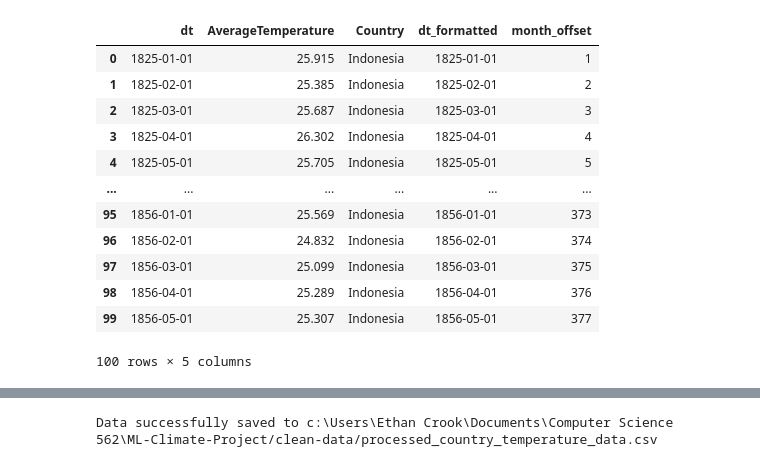
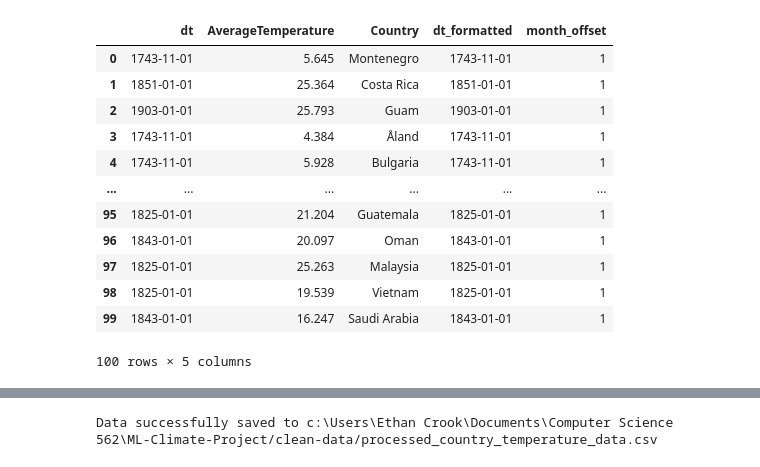
Before and after one commit to unc-ml-climate-project/ML-Climate-Project, a Jupyter notebook: cleaning-notebooks/country_temperature.ipynb, the cells around one changed output, grey strips where cells are left out. Cells and saved outputs as stored; diff of their text form; code cells hidden in the pictures.

```diff
--- a/cleaning-notebooks/country_temperature.ipynb
+++ b/cleaning-notebooks/country_temperature.ipynb
@@ -54,27 +53,30 @@ dc.preview(10)
 # %%
-# Add new column containing monly offset from 1825-01-01
+# Add new column containing monly offset from minimum of each country
 # Convert 'dt' column to datetime
-dc.df['dt_formatted'] = pd.to_datetime(dc.df["dt"])
+dc.df['dt_formatted'] = pd.to_datetime(dc.df['dt'])
 
 # Compute the month offset (monotonically increasing) from the first date
-dc.df['month_offset'] = (dc.df['dt_formatted'].dt.year - dc.df["dt_formatted"].min().year) * 12 + dc.df["dt_formatted"].dt.month - dc.df["dt_formatted"].min().month + 1
+dc.df['month_offset'] = (
+    (dc.df['dt_formatted'].dt.year - dc.df.groupby('Country')['dt_formatted'].transform('min').dt.year) * 12
+    + (dc.df['dt_formatted'].dt.month - dc.df.groupby('Country')['dt_formatted'].transform('min').dt.month)
+    + 1)
 
-# Sort my offset
+# Sort by offset
 dc.sort_column('month_offset')
 dc.preview(n=100)
 # %% [output]
 |  | dt | AverageTemperature | Country | dt_formatted | month_offset |
-| 0 | 1825-01-01 | 25.915 | Indonesia | 1825-01-01 | 1 |
-| 1 | 1825-02-01 | 25.385 | Indonesia | 1825-02-01 | 2 |
-| 2 | 1825-03-01 | 25.687 | Indonesia | 1825-03-01 | 3 |
-| 3 | 1825-04-01 | 26.302 | Indonesia | 1825-04-01 | 4 |
-| 4 | 1825-05-01 | 25.705 | Indonesia | 1825-05-01 | 5 |
+| 0 | 1743-11-01 | 5.645 | Montenegro | 1743-11-01 | 1 |
+| 1 | 1851-01-01 | 25.364 | Costa Rica | 1851-01-01 | 1 |
+| 2 | 1903-01-01 | 25.793 | Guam | 1903-01-01 | 1 |
+| 3 | 1743-11-01 | 4.384 | Åland | 1743-11-01 | 1 |
+| 4 | 1743-11-01 | 5.928 | Bulgaria | 1743-11-01 | 1 |
 | ... | ... | ... | ... | ... | ... |
-| 95 | 1856-01-01 | 25.569 | Indonesia | 1856-01-01 | 373 |
-| 96 | 1856-02-01 | 24.832 | Indonesia | 1856-02-01 | 374 |
-| 97 | 1856-03-01 | 25.099 | Indonesia | 1856-03-01 | 375 |
-| 98 | 1856-04-01 | 25.289 | Indonesia | 1856-04-01 | 376 |
-| 99 | 1856-05-01 | 25.307 | Indonesia | 1856-05-01 | 377 |
+| 95 | 1825-01-01 | 21.204 | Guatemala | 1825-01-01 | 1 |
+| 96 | 1843-01-01 | 20.097 | Oman | 1843-01-01 | 1 |
+| 97 | 1825-01-01 | 25.263 | Malaysia | 1825-01-01 | 1 |
+| 98 | 1825-01-01 | 19.539 | Vietnam | 1825-01-01 | 1 |
+| 99 | 1843-01-01 | 16.247 | Saudi Arabia | 1843-01-01 | 1 |
 100 rows × 5 columns
 # %%
 # Check for unique values (if all unique values for each month_offset no need to aggregate - unless aggregating over country)
```
Also changed, not shown: parts of 5 cells of this notebook, 3 other files.
